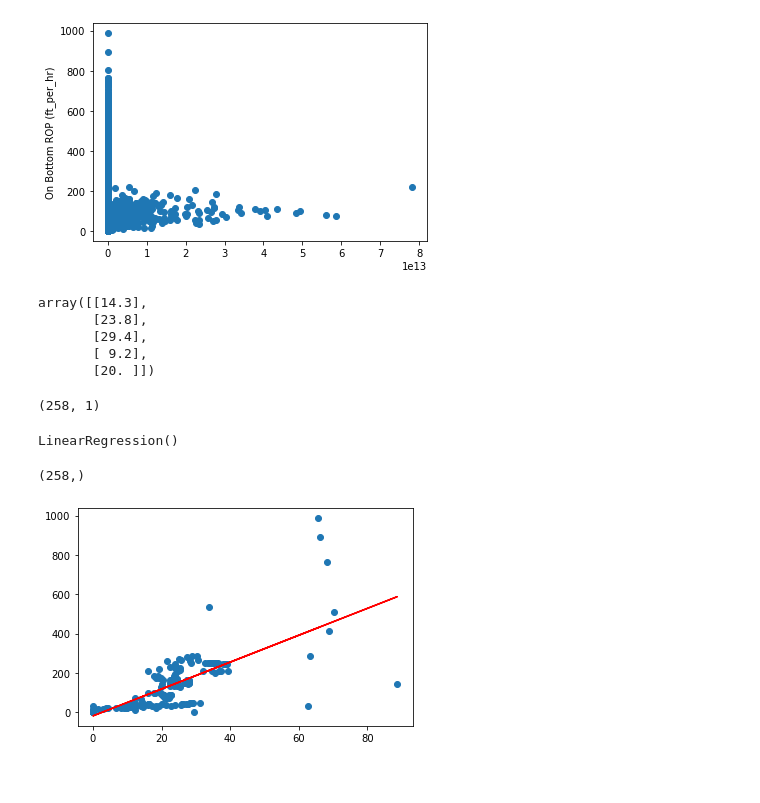
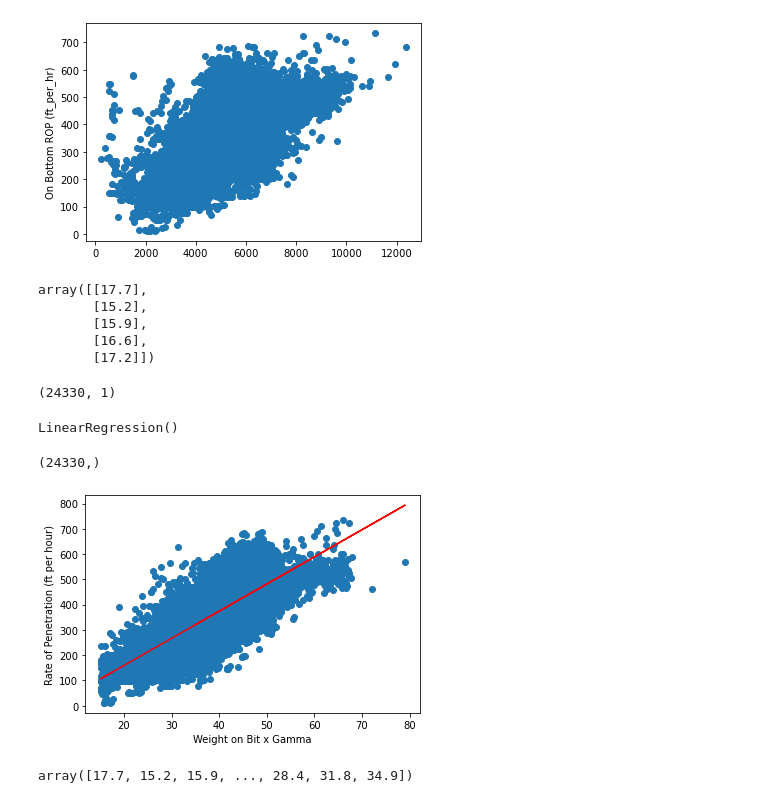
Before and after one commit to mikemcd4/Drilling_ML, a Jupyter notebook: ml_model.ipynb, the cells around one changed output. Cells and saved outputs as stored; diff of their text form; code cells hidden in the pictures.

```diff
--- a/ml_model.ipynb
+++ b/ml_model.ipynb
@@ -15,0 +7,15 @@ df.head()
+# %%
+# df = pd.read_csv(Path('../Drilling_ML/Cleaned Drilling Parameters.csv'))
+# df.head()
+# df.describe()
+
+file_to_load = "Cleaned Drilling Parameters.csv"
+df = pd.read_csv(file_to_load)
+
+from sqlalchemy import create_engine
+from sqlalchemy.orm import Session
+from config import db_password
+
+db_string = f"postgresql://postgres:{db_password}@127.0.0.1:5432/Drilling"
+
+engine = create_engine(db_string)
@@ -21,9 +45,9 @@ plt.xlabel(x.name)
 plt.ylabel(y.name)
 plt.show()
 # %% [output]
-[figure, old version]
+[figure, new version]
 # %%
-df = df[(x < 100)& (y < 1000)]
+#df = df[(x < 100)& (y < 1000)]
 # %%
 y = df["On Bottom ROP (ft_per_hr)"]
 # %%
@@ -33,15 +57,15 @@ x = df["Weight on Bit (klbs)"].values.reshape(-1, 1)
 # %%
 x[:5]
 # %% [output]
-array([[14.3],
-       [23.8],
-       [29.4],
-       [ 9.2],
-       [20. ]])
+array([[17.7],
+       [15.2],
+       [15.9],
+       [16.6],
+       [17.2]])
 # %%
 x.shape
 # %% [output]
-(258, 1)
+(24330, 1)
 # %%
 model.fit(x, y)
 # %% [output]
@@ -50,10 +74,16 @@ LinearRegression()
 y_pred = model.predict(x)
 print(y_pred.shape)
 # %% [output]
-(258,)
+(24330,)
 # %%
 plt.scatter(x, y)
+plt.xlabel("Weight on Bit x Gamma")
+plt.ylabel("Rate of Penetration (ft per hour)")
 plt.plot(x, y_pred, color='red')
 plt.show()
 # %% [output]
-[figure, old version]
+[figure, new version]
+# %%
+x[:,0]
+# %% [output]
+array([17.7, 15.2, 15.9, ..., 28.4, 31.8, 34.9])
```
Also changed, not shown: parts of 6 cells of this notebook.
